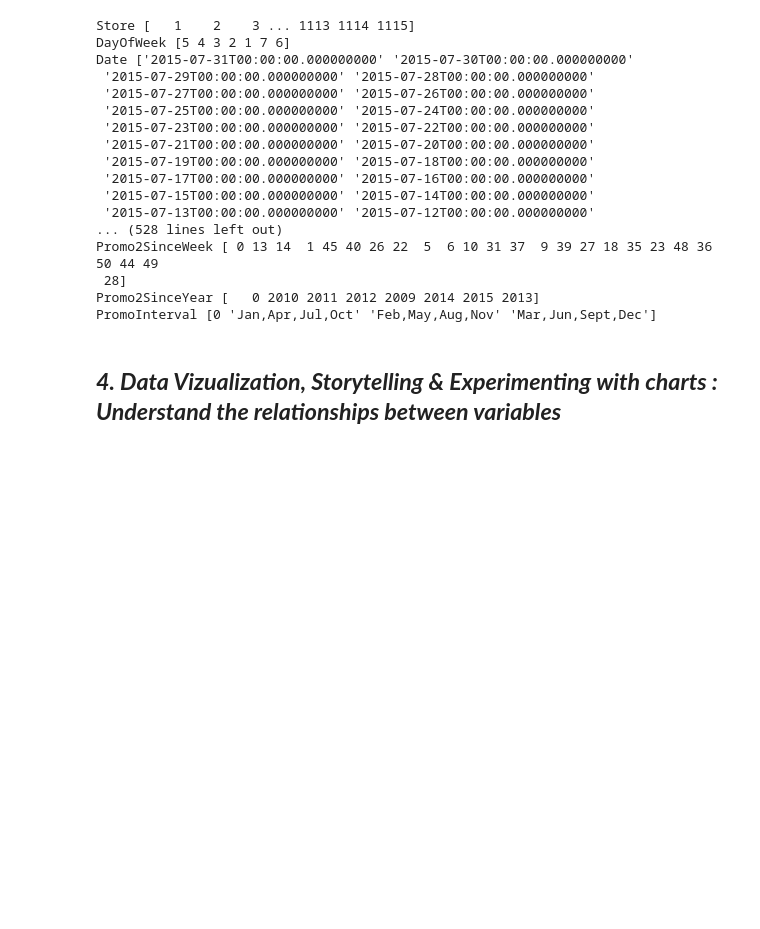
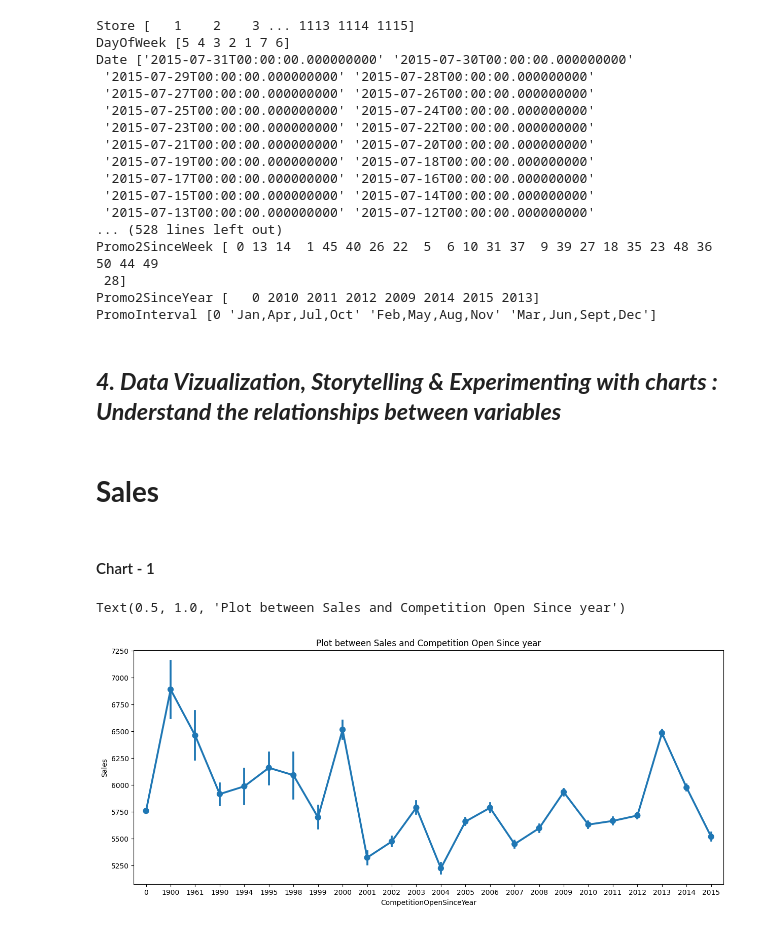
Before and after one commit to yamini1998m/-ML-Regression-ProjectTemplate.ipynb, a Jupyter notebook: ML_Regression_ProjectTemplate.ipynb, the cells around one changed output. Cells and saved outputs as stored; diff of their text form; code cells hidden in the pictures; blank space fills up the shorter version.

```diff
--- a/ML_Regression_ProjectTemplate.ipynb
+++ b/ML_Regression_ProjectTemplate.ipynb
@@ -439,3 +439,15 @@ Promo2SinceYear [   0 2010 2011 2012 2009 2014 2015 2013]
 PromoInterval [0 'Jan,Apr,Jul,Oct' 'Feb,May,Aug,Nov' 'Mar,Jun,Sept,Dec']
 # %% [markdown]
 ## ***4. Data Vizualization, Storytelling & Experimenting with charts : Understand the relationships between variables***
+# %% [markdown]
+# **Sales**
+# %% [markdown]
+#### Chart - 1
+# %%
+# Chart - 1 visualization code
+plt.figure(figsize=(15,6))
+sns.pointplot(x= 'CompetitionOpenSinceYear', y= 'Sales', data=ds_final)
+plt.title('Plot between Sales and Competition Open Since year')
+# %% [output]
+Text(0.5, 1.0, 'Plot between Sales and Competition Open Since year')
+[figure, added]
```
Also changed, not shown: parts of 10 cells of this notebook.
